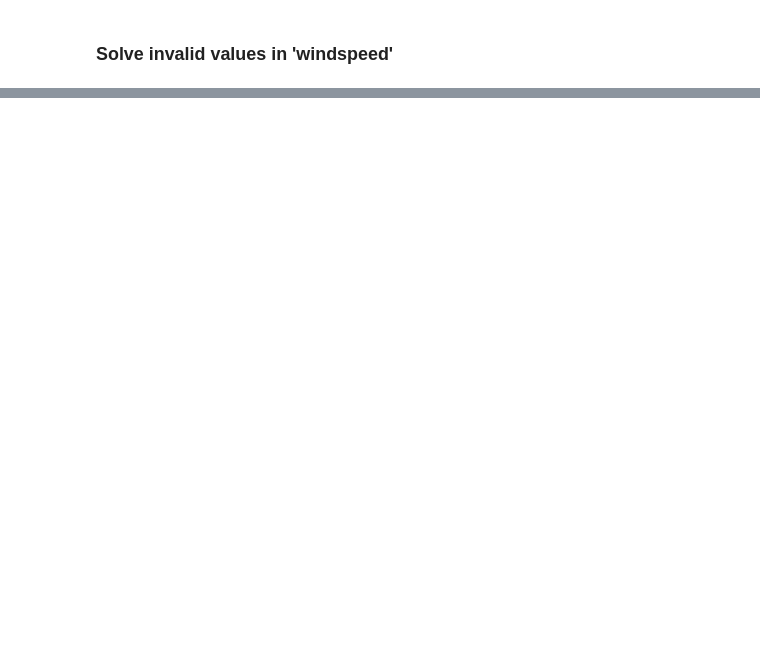
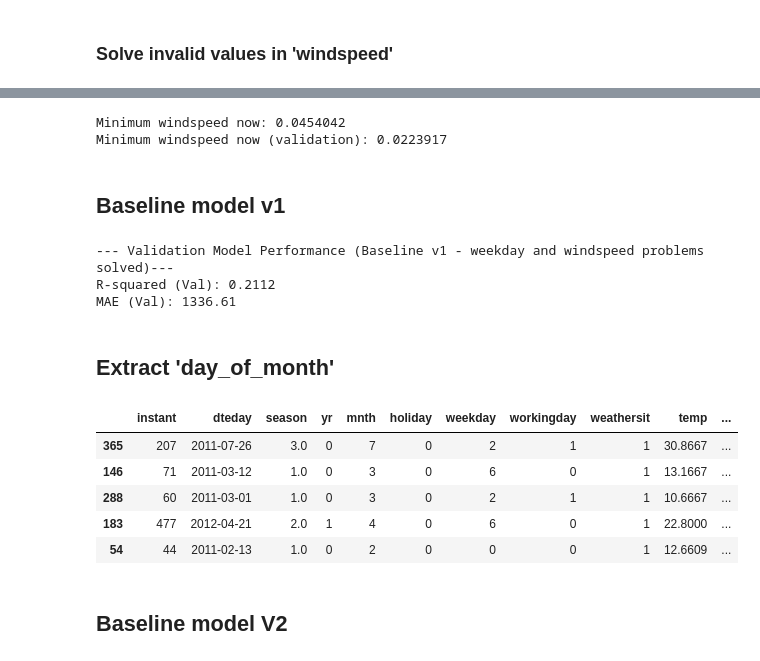
Before and after one commit to lqdominguez/data-science-hdm, a Jupyter notebook: 00 - Project/2-Simple Data Preparation.ipynb, the cells around one changed output, grey strips where cells are left out. Drawn from its saved outputs; the diff is of its cells as text; code cells hidden in the pictures; blank space fills up the shorter version.

Commit message:
feta: adjust preprocesiong steps and generate cleaned datasets

```diff
--- a/00 - Project/2-Simple Data Preparation.ipynb
+++ b/00 - Project/2-Simple Data Preparation.ipynb
@@ -186,0 +216,20 @@ Test: 0
+# %%
+# Replace missing values in 'hum' with the median
+print(f"Missing values in Train: {df_train['hum'].isna().sum()}")
+print(f"Missing values in Test: {df_test['hum'].isna().sum()}")
+
+# Determine paramas from training data
+params = get_hum_params(train_set_current)
+
+print(params)
+
+# Create the imputer function
+impute_hum = create_hum_imputer(params)
+
+# Apply to datasets
+df_train['hum'] = df_train.apply(impute_hum, axis=1)
+df_test['hum'] = df_test.apply(impute_hum, axis=1)
+
+
+print(f"Missing values in Train: {df_train['hum'].isna().sum()}")
+print(f"Missing values in Test: {df_test['hum'].isna().sum()}")
@@ -186,0 +244,7 @@ Test: 0
+# %%
+train_set, val_set = train_test_split(
+    df_train,
+    test_size=0.2,
+    random_state=42,
+    stratify=df_train[['season', 'holiday', 'workingday']]
+    )
@@ -186,0 +285,3 @@ Test: 0
+# %%
+train_set_master = train_set.copy()
+val_set_master = val_set.copy()
@@ -225,0 +344,47 @@ Remaining columns in training set:
+# %%
+# Generate the custom function using your train-set params
+impute_wind = create_wind_imputer(params)
+
+# Apply to train and validation sets
+train_set_current['windspeed'] = train_set_current.apply(impute_wind, axis=1)
+val_set_current['windspeed'] = val_set_current.apply(impute_wind, axis=1)
+
+# Verification
+print(f"Minimum windspeed now: {train_set_current['windspeed'].min()}")
+print(f"Minimum windspeed now (validation): {val_set_current['windspeed'].min()}")
+# %% [output]
+Minimum windspeed now: 0.0454042
+Minimum windspeed now (validation): 0.0223917
+# %% [markdown]
+## Baseline model v1
+# %%
+# Drop non-numeric col
+train_set_current = train_set_current.drop(columns=['dteday'])
+val_set_current = val_set_current.drop(columns=['dteday'])
+
+train_and_validate("Baseline v1 - weekday and windspeed problems solved", train_set_current, val_set_current)
+# %% [output]
+--- Validation Model Performance (Baseline v1 - weekday and windspeed problems solved)---
+R-squared (Val): 0.2112
+MAE (Val): 1336.61
+# %% [markdown]
+## Extract 'day_of_month'
+# %%
+train_set_current = train_set_master.copy()
+val_set_current = val_set_master.copy()
+# %%
+# Extract day of month
+train_set_current['day_of_month'] = train_set_current['dteday'].dt.day
+val_set_current['day_of_month'] = val_set_current['dteday'].dt.day
+
+# Verification
+train_set_current.head()
+# %% [output]
+|  | instant | dteday | season | yr | mnth | holiday | weekday | workingday | weathersit | temp | ... |
+| 365 | 207 | 2011-07-26 | 3.0 | 0 | 7 | 0 | 2 | 1 | 1 | 30.8667 | ... |
+| 146 | 71 | 2011-03-12 | 1.0 | 0 | 3 | 0 | 6 | 0 | 1 | 13.1667 | ... |
+| 288 | 60 | 2011-03-01 | 1.0 | 0 | 3 | 0 | 2 | 1 | 1 | 10.6667 | ... |
+| 183 | 477 | 2012-04-21 | 2.0 | 1 | 4 | 0 | 6 | 0 | 1 | 22.8000 | ... |
+| 54 | 44 | 2011-02-13 | 1.0 | 0 | 2 | 0 | 0 | 0 | 1 | 12.6609 | ... |
+# %% [markdown]
+## Baseline model V2
```
Also changed, not shown: parts of 53 cells of this notebook, 5 other files.
